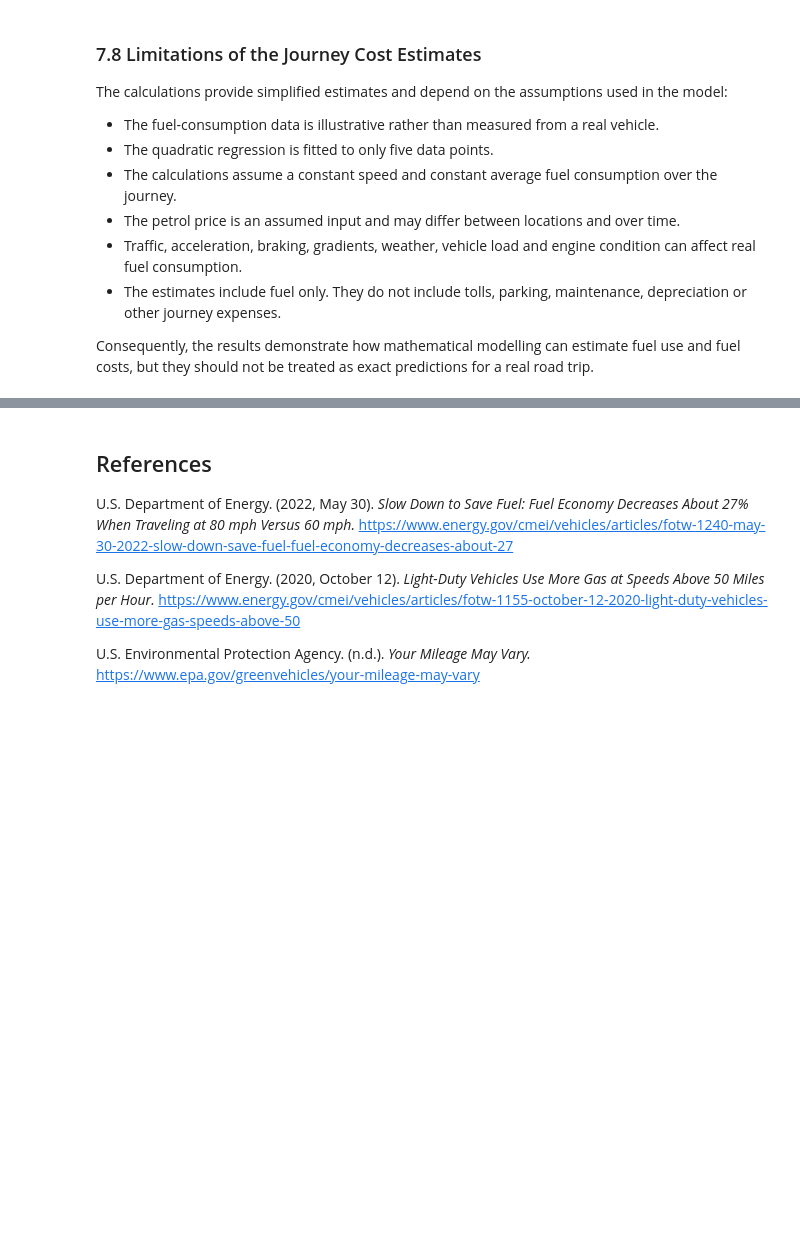
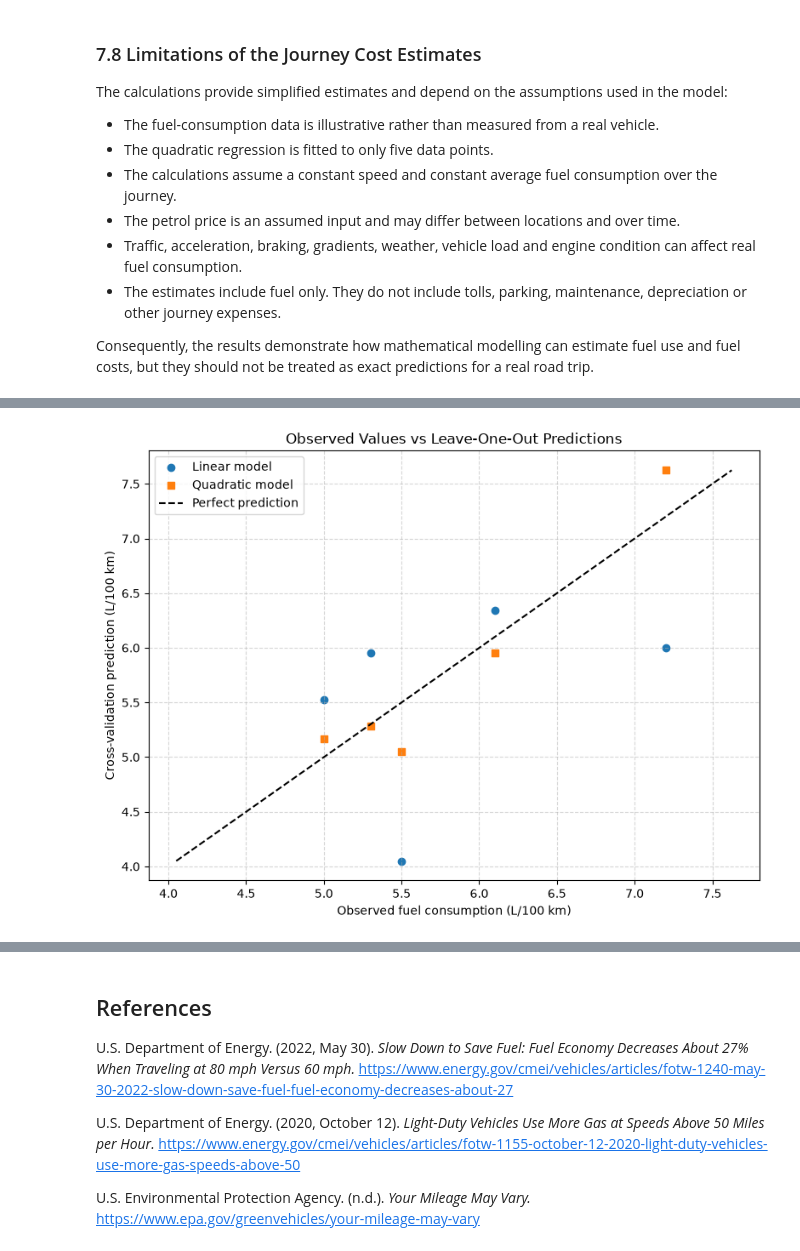
Before and after one commit to PoloPulseNiko/Math_Concepts_For_Developers_Exam, a Jupyter notebook: fuel_consumption_project.ipynb, the cells around one changed output, grey strips where cells are left out. Cells and saved outputs as stored; diff of their text form; code cells hidden in the pictures; blank space fills up the shorter version.

Commit message:
Added chapter 8: Model Validation and Reliability Assessment

```diff
--- a/fuel_consumption_project.ipynb
+++ b/fuel_consumption_project.ipynb
@@ -919,0 +1085,44 @@ Consequently, the results demonstrate how mathematical modelling can estimate fu
+# %%
+minimum_value = min(
+    consumption_l_per_100km.min(),
+    loocv_predictions["Linear"].min(),
+    loocv_predictions["Quadratic"].min()
+)
+maximum_value = max(
+    consumption_l_per_100km.max(),
+    loocv_predictions["Linear"].max(),
+    loocv_predictions["Quadratic"].max()
+)
+
+plt.figure(figsize=(8, 6))
+
+plt.scatter(
+    consumption_l_per_100km,
+    loocv_predictions["Linear"],
+    label="Linear model",
+    marker="o"
+)
+plt.scatter(
+    consumption_l_per_100km,
+    loocv_predictions["Quadratic"],
+    label="Quadratic model",
+    marker="s"
+)
+
+plt.plot(
+    [minimum_value, maximum_value],
+    [minimum_value, maximum_value],
+    linestyle="--",
+    color="black",
+    label="Perfect prediction"
+)
+
+plt.title("Observed Values vs Leave-One-Out Predictions")
+plt.xlabel("Observed fuel consumption (L/100 km)")
+plt.ylabel("Cross-validation prediction (L/100 km)")
+plt.grid(True, linestyle="--", alpha=0.5)
+plt.legend()
+plt.tight_layout()
+plt.show()
+# %% [output]
+[figure, added]
```
Also changed, not shown: parts of 12 cells of this notebook.
